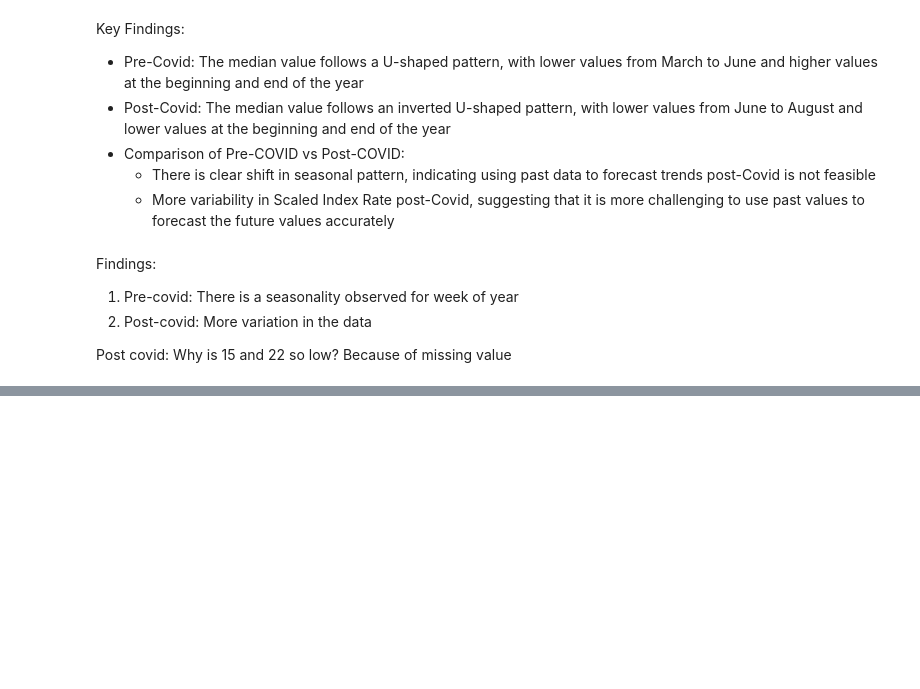
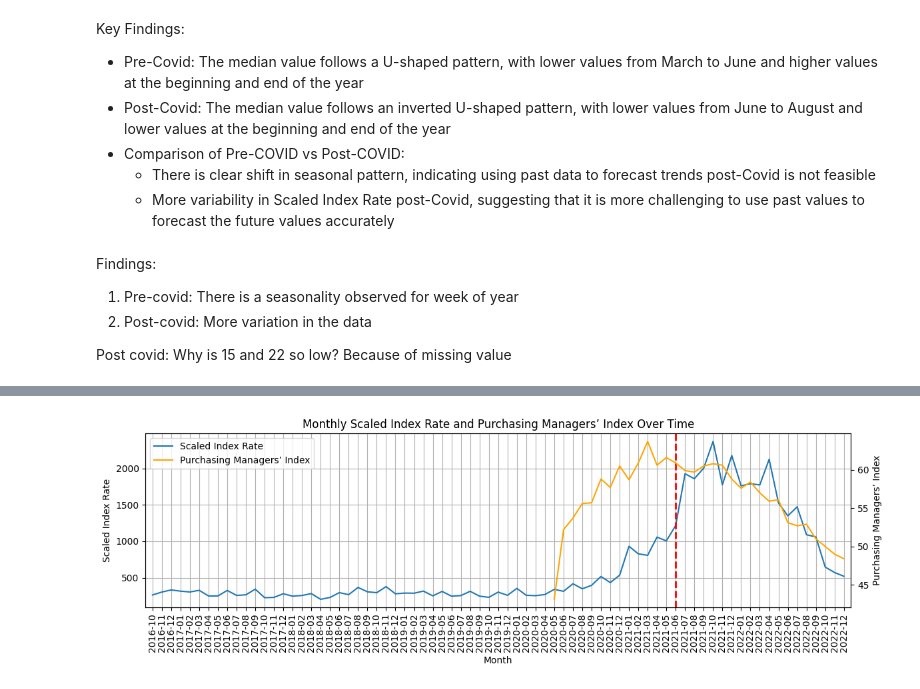
Before and after one commit to KCKhoo/time-series-lab, a Jupyter notebook: time_series_analysis.ipynb, the cells around one changed output, grey strips where cells are left out. Saved outputs shown, nothing was run; the diff lists cells and outputs as text; code cells hidden in the pictures; blank space fills up the shorter version.

```diff
--- a/time_series_analysis.ipynb
+++ b/time_series_analysis.ipynb
@@ -188,0 +209,39 @@ Post covid: Why is 15 and 22 so low? Because of missing value
+# %%
+# Sum weekly target variable to get monthly values
+df_train['month'] = df_train['week'].dt.to_period('M').astype(str)
+df_target = df_train.groupby('month')['scaled_index_rate'].sum().reset_index()
+
+# Load Purchasing Managers’ Index data
+df_pmi = pd.read_csv(data_dir / 'ISM-pmi-pm.csv')
+# Rename columns
+df_pmi.rename(columns={'period': 'month', 'PMI (ISM/pmi/pm)': 'pmi'}, inplace=True)
+# Only include data from training data month
+df_pmi = df_pmi[df_pmi['month'] < pd.to_datetime(train_test_split_date).strftime('%Y-%m')]
+
+# Plot target variable over time
+fig, ax1 = plt.subplots(figsize=(12, 4))
+plt.title('Monthly Scaled Index Rate and Purchasing Managers’ Index Over Time')
+
+line1 = ax1.plot(df_target['month'], df_target['scaled_index_rate'], label='Scaled Index Rate')
+ax1.set_xlabel('Month')
+ax1.set_ylabel('Scaled Index Rate')
+ax1.margins(x=0.01)
+ax1.tick_params(axis='x', rotation=90)
+ax1.grid(True)
+
+# Plot PMI over time
+ax2 = ax1.twinx()
+line2 = ax2.plot(df_pmi['month'], df_pmi['pmi'], color='orange', label='Purchasing Managers’ Index')
+ax2.set_ylabel('Purchasing Managers’ Index')
+
+# Draw a vertical line at mid 2021
+ax1.axvline(x='2021-06', color='red', linestyle='--', linewidth=2)
+
+# Add legends
+lines = line1 + line2
+labels = [line.get_label() for line in lines]
+ax1.legend(lines, labels, loc='upper left')
+
+fig.tight_layout()
+# %% [output]
+[figure, added]
```
Also changed, not shown: parts of 7 cells of this notebook.
